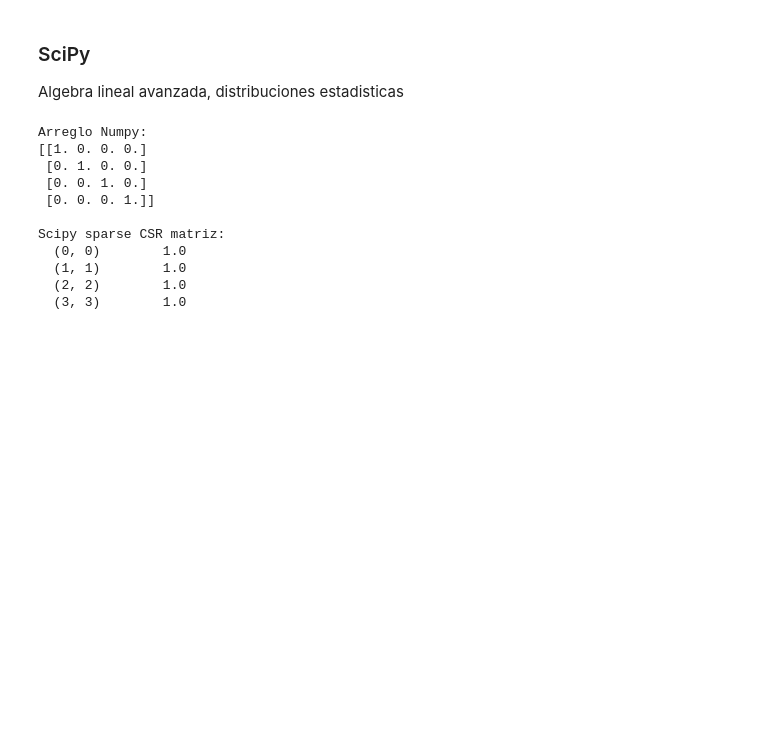
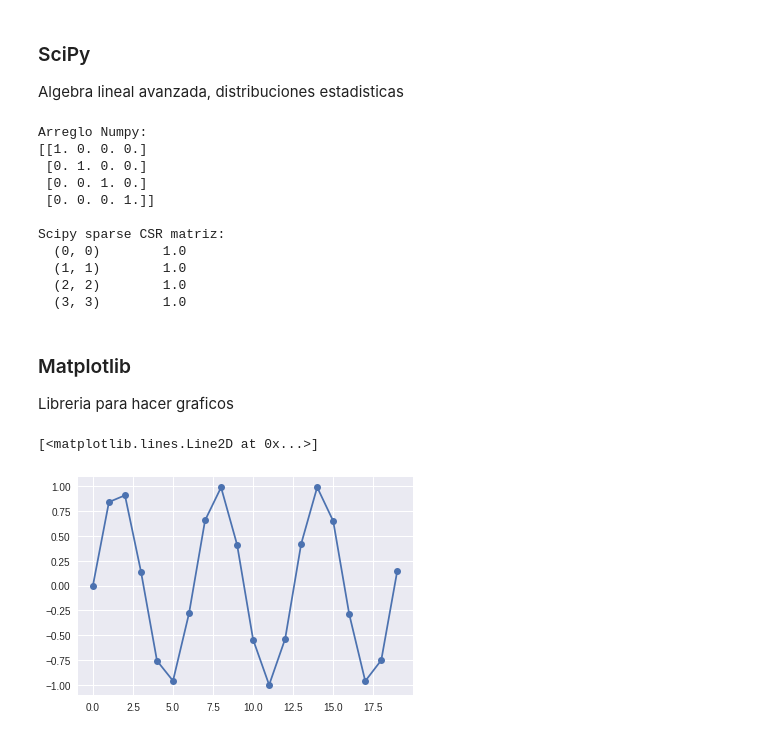
Before and after one commit to igrosny/libros, a Jupyter notebook: IMLP/Capitulo_1_Introduccion.ipynb, the cells around one changed output. Drawn from its saved outputs; the diff is of its cells as text; code cells hidden in the pictures; blank space fills up the shorter version.

```diff
--- a/IMLP/Capitulo_1_Introduccion.ipynb
+++ b/IMLP/Capitulo_1_Introduccion.ipynb
@@ -44,3 +44,22 @@ Scipy sparse CSR matriz:
   (1, 1)        1.0
   (2, 2)        1.0
   (3, 3)        1.0
+# %% [markdown]
+### Matplotlib
+
+Libreria para hacer graficos
+# %%
+%matplotlib inline
+import matplotlib.pyplot as plt
+
+# Generar una secuencia de enteros
+x = np.arange(20)
+
+# Crear un segundo arreglo usando la funcion seno
+y = np.sin(x)
+
+# la funcion plot genera un grafico de lineal de unarreglo contra el otro
+plt.plot(x, y, marker="o")
+# %% [output]
+[<matplotlib.lines.Line2D at 0x...>]
+[figure, added]
```
Also changed, not shown: parts of 10 cells of this notebook.
